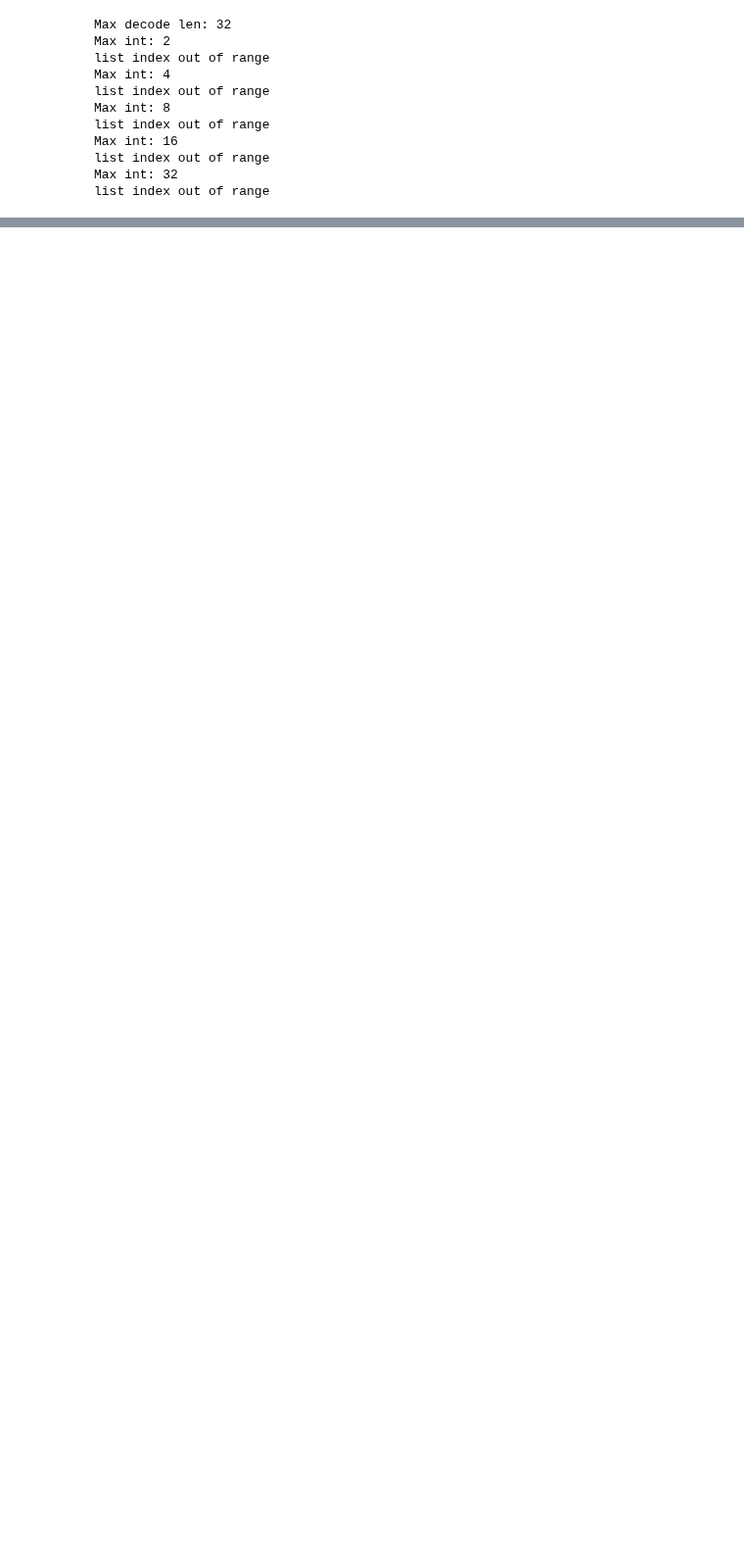
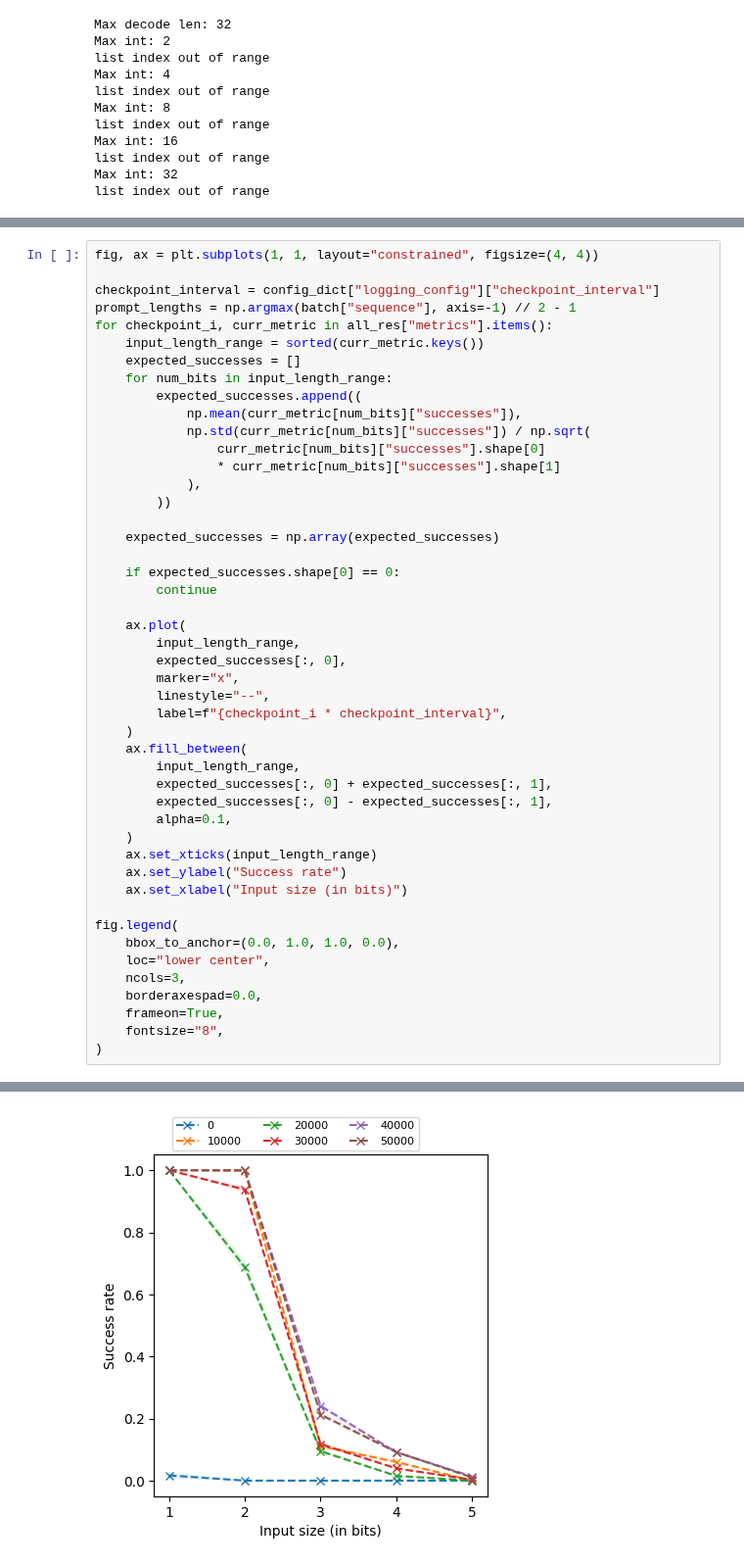
Before and after one commit to chanb/scaling_jax, a Jupyter notebook: src/evaluations/evaluate_addition.ipynb, the cells around one changed output, grey strips where cells are left out. Shown at 98% size. Saved outputs shown, nothing was run; the diff lists cells and outputs as text; blank space fills up the shorter version.

```diff
--- a/src/evaluations/evaluate_addition.ipynb
+++ b/src/evaluations/evaluate_addition.ipynb
@@ -392,0 +401,48 @@ fig.legend()
+# %%
+fig, ax = plt.subplots(1, 1, layout="constrained", figsize=(4, 4))
+
+checkpoint_interval = config_dict["logging_config"]["checkpoint_interval"]
+prompt_lengths = np.argmax(batch["sequence"], axis=-1) // 2 - 1
+for checkpoint_i, curr_metric in all_res["metrics"].items():
+    input_length_range = sorted(curr_metric.keys())
+    expected_successes = []
+    for num_bits in input_length_range:
+        expected_successes.append((
+            np.mean(curr_metric[num_bits]["successes"]),
+            np.std(curr_metric[num_bits]["successes"]) / np.sqrt(
+                curr_metric[num_bits]["successes"].shape[0]
+                * curr_metric[num_bits]["successes"].shape[1]
+            ),
+        ))
+
+    expected_successes = np.array(expected_successes)
+
+    if expected_successes.shape[0] == 0:
+        continue
+
+    ax.plot(
+        input_length_range,
+        expected_successes[:, 0],
+        marker="x",
+        linestyle="--",
+        label=f"{checkpoint_i * checkpoint_interval}",
+    )
+    ax.fill_between(
+        input_length_range,
+        expected_successes[:, 0] + expected_successes[:, 1],
+        expected_successes[:, 0] - expected_successes[:, 1],
+        alpha=0.1,
+    )
+    ax.set_xticks(input_length_range)
+    ax.set_ylabel("Success rate")
+    ax.set_xlabel("Input size (in bits)")
+
+fig.legend(
+    bbox_to_anchor=(0.0, 1.0, 1.0, 0.0),
+    loc="lower center",
+    ncols=3,
+    borderaxespad=0.0,
+    frameon=True,
+    fontsize="8",
+)
+# %% [output]
@@ -392,0 +450 @@ fig.legend()
+[figure, added]
```
Also changed, not shown: parts of 2 cells of this notebook, 5 other files.
